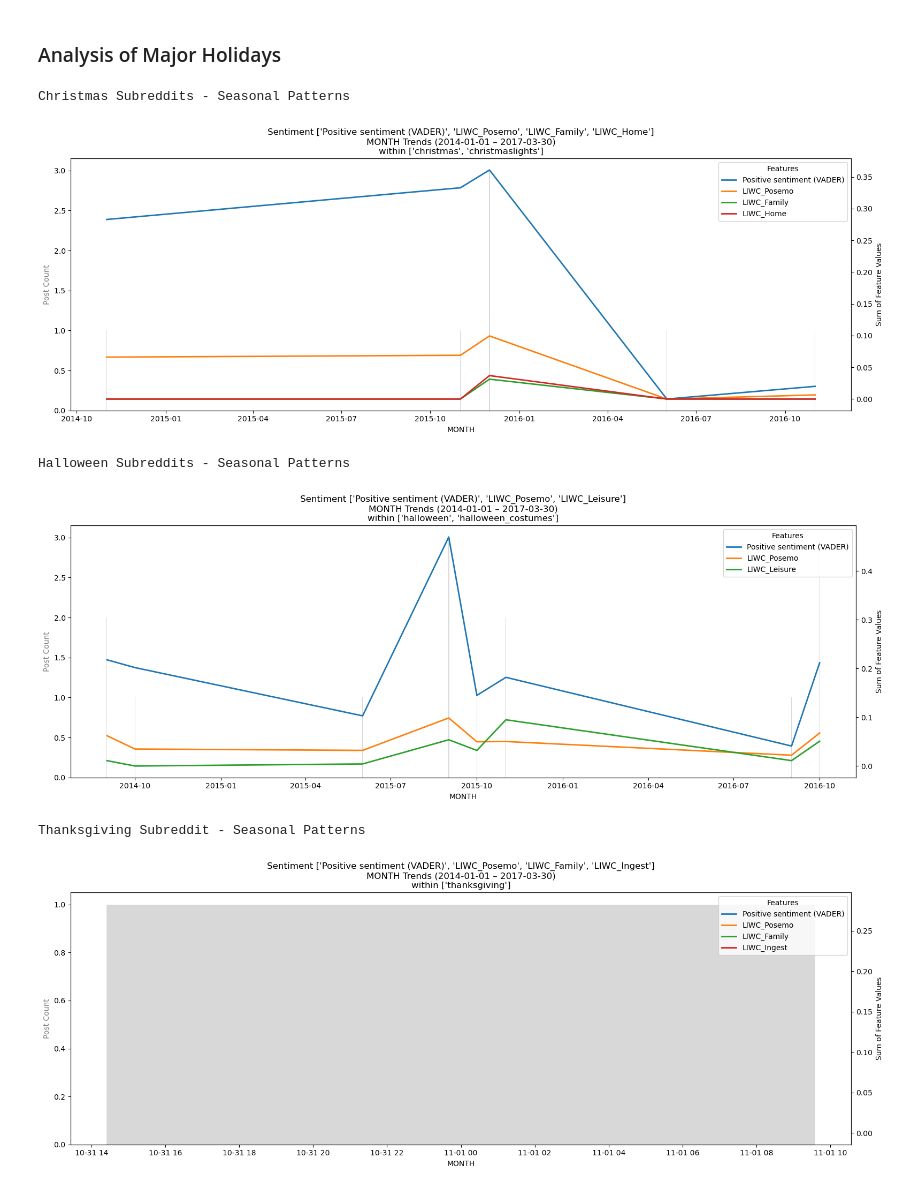
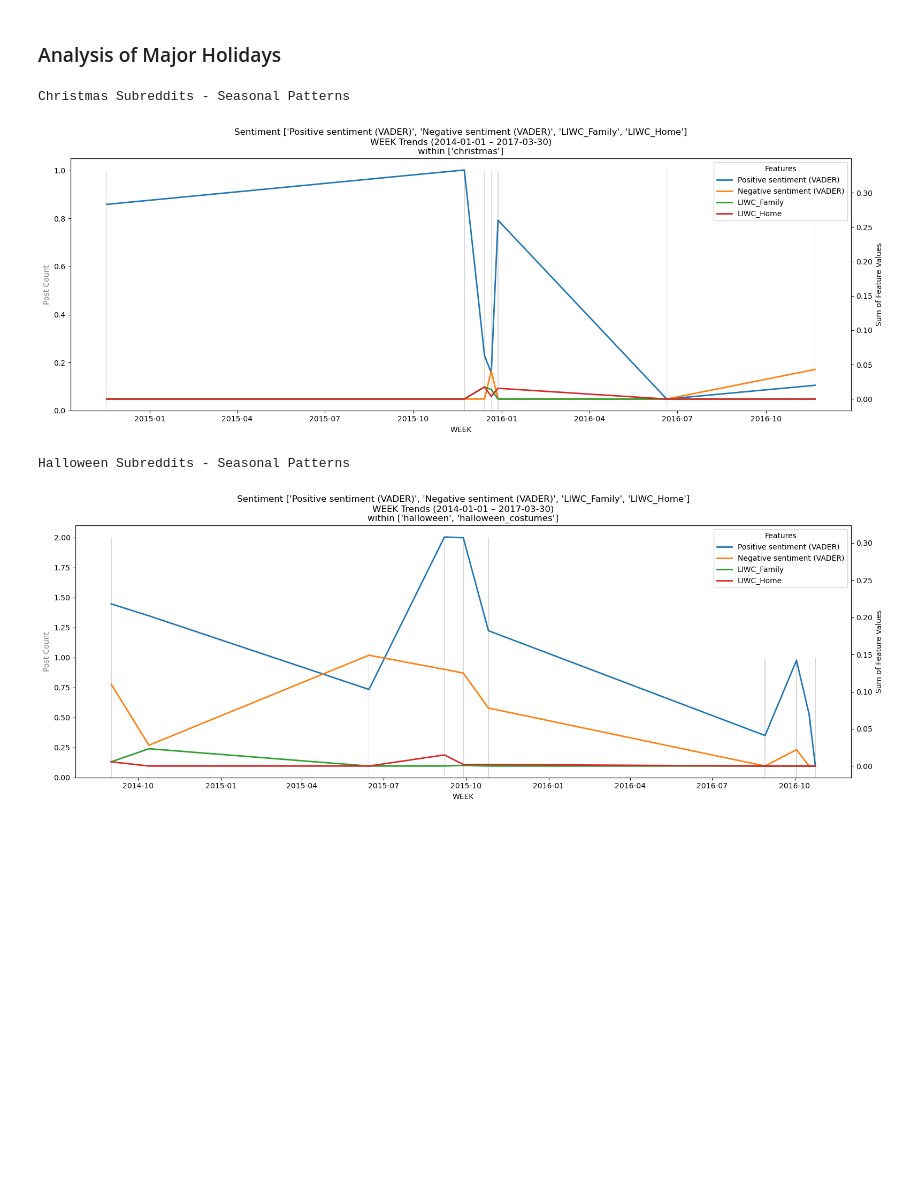
Before and after one commit to l0uisgrange/ada-2025-project, a Jupyter notebook: archive/Badr.ipynb, the cells around one changed output. Saved outputs shown, nothing was run; the diff lists cells and outputs as text; code cells hidden in the pictures; blank space fills up the shorter version.

```diff
--- a/archive/Badr.ipynb
+++ b/archive/Badr.ipynb
@@ -423,14 +421,14 @@ end_time = "2017-03-30"
 features_list = [
     "Positive sentiment (VADER)",
     "Negative sentiment (VADER)",
-    "LIWC_Posemo",
-    "LIWC_Negemo"
+    "Average number of words per sentence"
     ]
-period = "M"  # Weekly aggregation
 
-print("Body - Holiday Subreddits Sentiment Trends")
+period = "W"  # D W M Y (resolution)
+
+print("Body")
 plot_subreddits_features_trend(df_body_prop, subreddits_list, start_time, end_time, features_list, period)
 
-print("\nTitle - Holiday Subreddits Sentiment Trends")
+print("\nTitle")
 plot_subreddits_features_trend(df_title_prop, subreddits_list, start_time, end_time, features_list, period)
 # %% [output]
@@ -442,26 +440,24 @@ Title - Holiday Subreddits Sentiment Trends
 ### Analysis of Major Holidays
 # %%
 # Focus on Christmas
-christmas_subs = ['christmas', 'christmaslights']
-features_christmas = ["Positive sentiment (VADER)", "LIWC_Posemo", "LIWC_Family", "LIWC_Home"]
+feature = [
+    "Positive sentiment (VADER)",
+    "Negative sentiment (VADER)",
+    "LIWC_Family",
+    "LIWC_Home"
+    ]
+
+# Focus on Christmas
+christmas_subs = ['christmas']
 print("Christmas Subreddits - Seasonal Patterns")
-plot_subreddits_features_trend(df_body_prop, christmas_subs, start_time, end_time, features_christmas, period)
+plot_subreddits_features_trend(df_body_prop, christmas_subs, start_time, end_time, feature, period)
 
 # Focus on Halloween
 halloween_subs = ['halloween', 'halloween_costumes']
-features_halloween = ["Positive sentiment (VADER)", "LIWC_Posemo", "LIWC_Leisure"]
 print("\nHalloween Subreddits - Seasonal Patterns")
-plot_subreddits_features_trend(df_body_prop, halloween_subs, start_time, end_time, features_halloween, period)
-
-# Focus on Thanksgiving
-thanksgiving_subs = ['thanksgiving']
-features_thanksgiving = ["Positive sentiment (VADER)", "LIWC_Posemo", "LIWC_Family", "LIWC_Ingest"]
-print("\nThanksgiving Subreddit - Seasonal Patterns")
-plot_subreddits_features_trend(df_body_prop, thanksgiving_subs, start_time, end_time, features_thanksgiving, period)
+plot_subreddits_features_trend(df_body_prop, halloween_subs, start_time, end_time, feature, period)
 # %% [output]
 Christmas Subreddits - Seasonal Patterns
-[figure, old version]
+[figure, new version]
 Halloween Subreddits - Seasonal Patterns
-[figure, old version]
+[figure, new version]
-Thanksgiving Subreddit - Seasonal Patterns
-[figure, removed]
```
Also changed, not shown: parts of 7 cells of this notebook.
